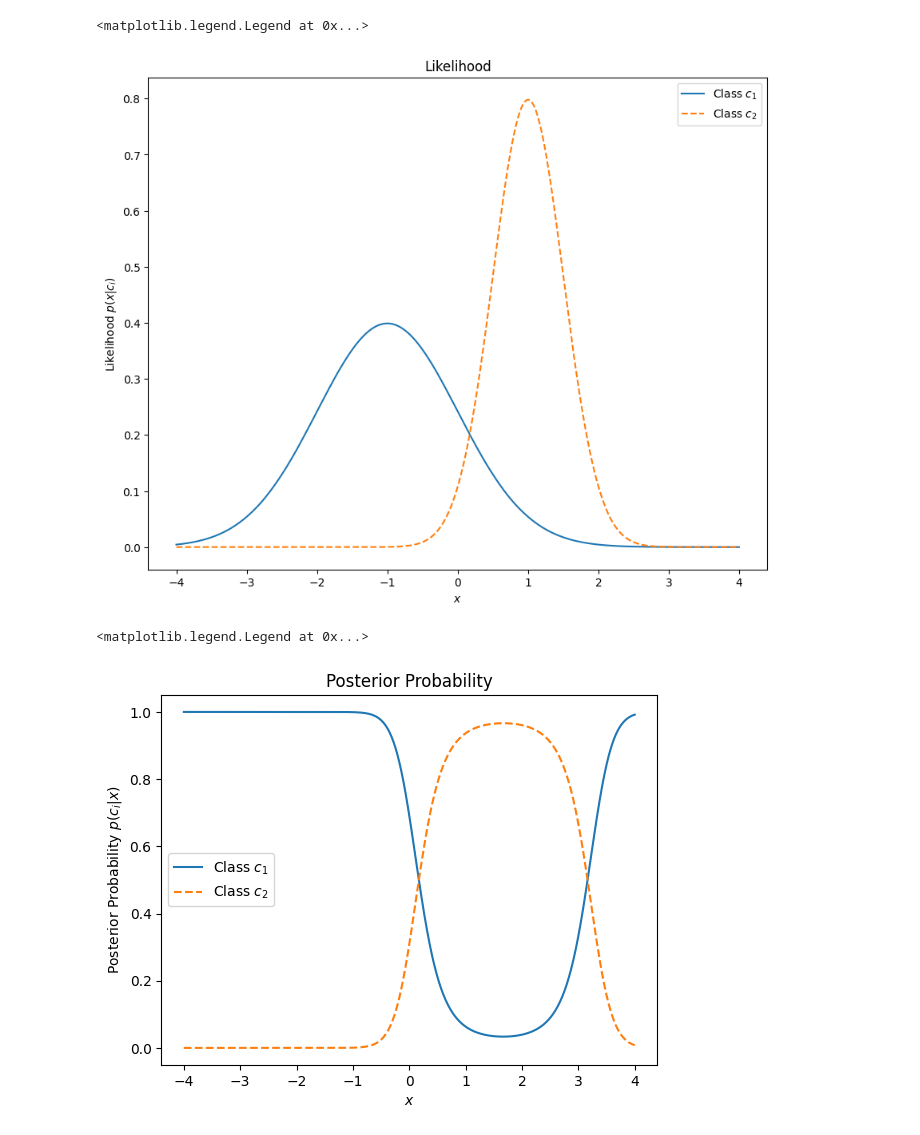
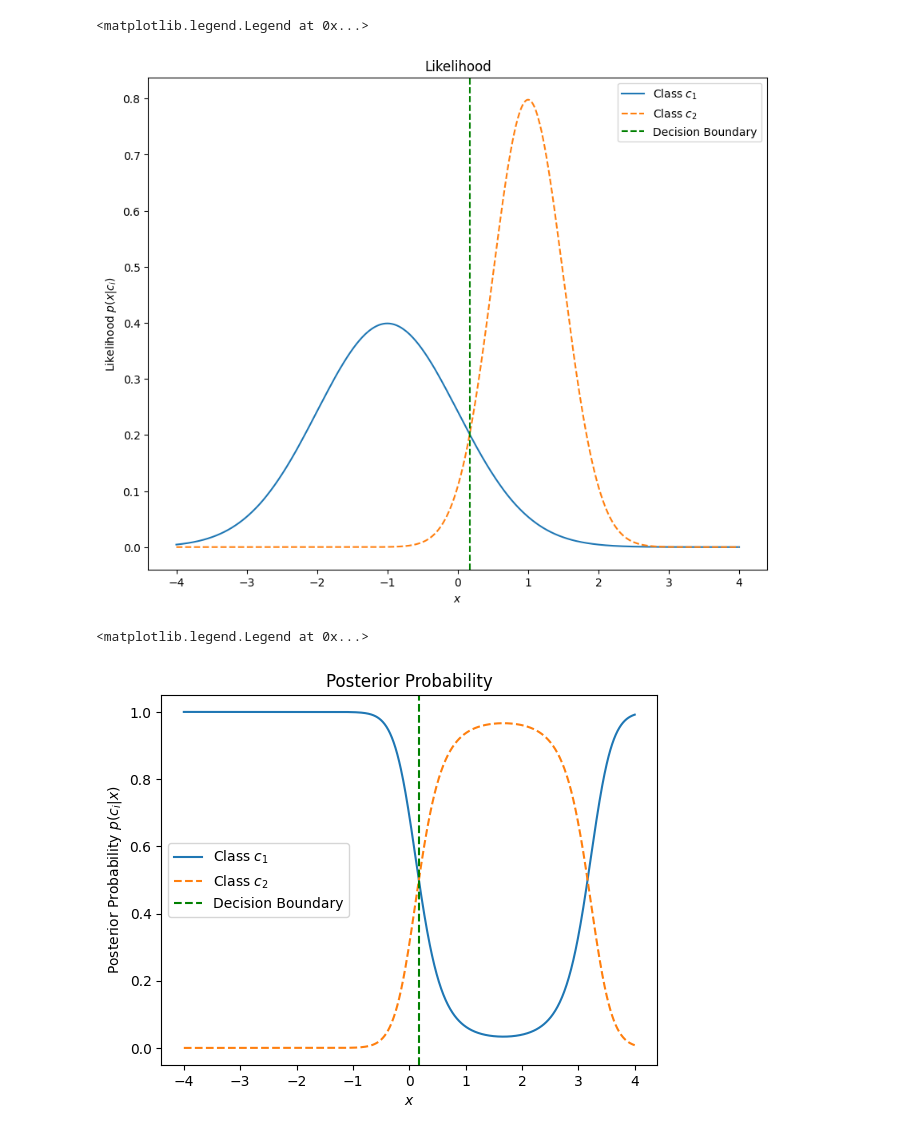
Before and after one commit to jittapat-idea/Machine-Learning-class67, a Jupyter notebook: HW07/ข้อ2.ipynb, the cells around one changed output. Cells and saved outputs as stored; diff of their text form; code cells hidden in the pictures.

Commit message:
edit Add Decision Boundary

```diff
--- a/HW07/ข้อ2.ipynb
+++ b/HW07/ข้อ2.ipynb
@@ -36,25 +36,29 @@ p_x_given_c2 = (1 / np.sqrt(2 * np.pi * σ2**2)) * np.exp(-((x - µ2)**2) / (2 *
 # Posterior probabilities using Bayes' Theorem
 p_c1_given_x = (p_x_given_c1 * prior_c1) / (p_x_given_c1 * prior_c1 + p_x_given_c2 * prior_c2)
 p_c2_given_x = (p_x_given_c2 * prior_c2) / (p_x_given_c1 * prior_c1 + p_x_given_c2 * prior_c2)
+# %%
+decision_boundary = x[np.argmin(np.abs(p_c1_given_x - p_c2_given_x))]
 # %%
 # Plotting the Likelihood functions
 plt.figure(figsize=(10, 8))
 plt.plot(x, p_x_given_c1, label="Class $c_1$")
 plt.plot(x, p_x_given_c2, label="Class $c_2$", linestyle='--')
+plt.axvline(x=decision_boundary, color='green', linestyle='--', label='Decision Boundary')
 plt.title("Likelihood")
 plt.xlabel("$x$")
 plt.ylabel("Likelihood $p(x|c_i)$")
 plt.legend()
 # %% [output]
 <matplotlib.legend.Legend at 0x...>
-[figure, old version]
+[figure, new version]
 # %%
 plt.plot(x, p_c1_given_x, label="Class $c_1$")
 plt.plot(x, p_c2_given_x, label="Class $c_2$", linestyle='--')
+plt.axvline(x=decision_boundary, color='green', linestyle='--', label='Decision Boundary')
 plt.title("Posterior Probability")
 plt.xlabel("$x$")
 plt.ylabel("Posterior Probability $p(c_i|x)$")
 plt.legend()
 # %% [output]
 <matplotlib.legend.Legend at 0x...>
-[figure, old version]
+[figure, new version]
```
